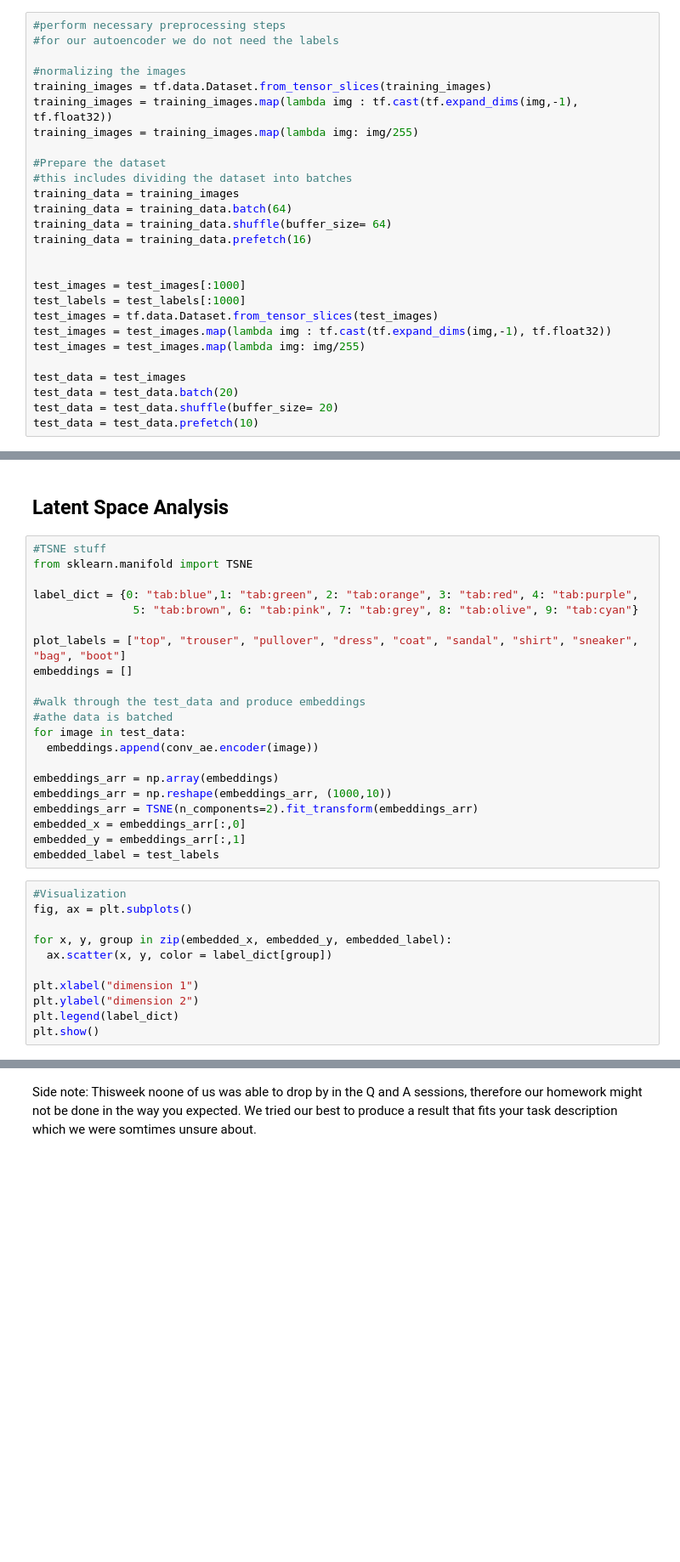
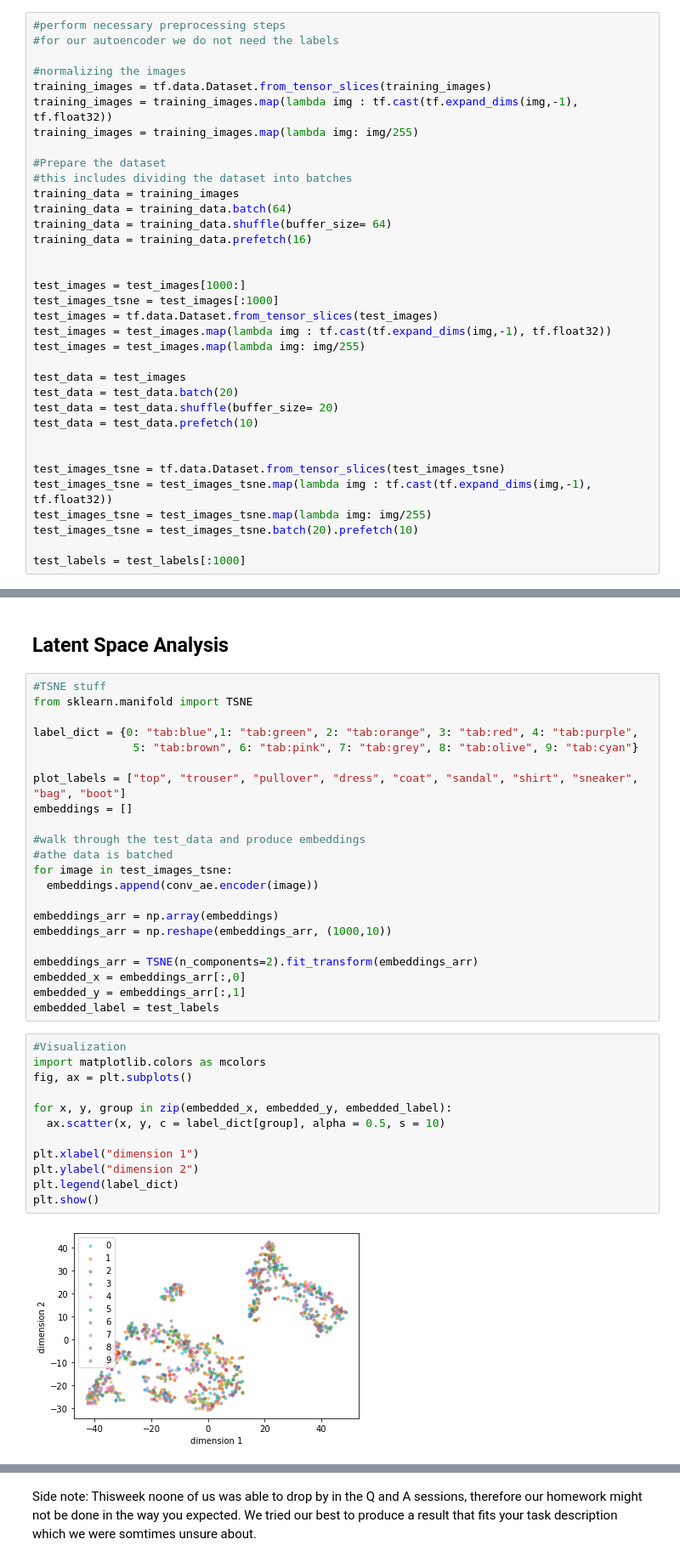
Before and after one commit to ktargan/HomeworkANNwTF_group15, a Jupyter notebook: hw7_aes.ipynb, the cells around one changed output, grey strips where cells are left out. Shown at 85% size. Drawn from its saved outputs; the diff is of its cells as text; blank space fills up the shorter version.

```diff
--- a/hw7_aes.ipynb
+++ b/hw7_aes.ipynb
@@ -55,8 +46,8 @@ training_data = training_data.shuffle(buffer_size= 64)
 training_data = training_data.prefetch(16)
 
 
-test_images = test_images[:1000]
-test_labels = test_labels[:1000]
+test_images = test_images[1000:]
+test_images_tsne = test_images[:1000]
 test_images = tf.data.Dataset.from_tensor_slices(test_images)
 test_images = test_images.map(lambda img : tf.cast(tf.expand_dims(img,-1), tf.float32))
 test_images = test_images.map(lambda img: img/255)
@@ -65,6 +56,14 @@ test_data = test_images
 test_data = test_data.batch(20)
 test_data = test_data.shuffle(buffer_size= 20)
 test_data = test_data.prefetch(10)
+
+
+test_images_tsne = tf.data.Dataset.from_tensor_slices(test_images_tsne)
+test_images_tsne = test_images_tsne.map(lambda img : tf.cast(tf.expand_dims(img,-1), tf.float32))
+test_images_tsne = test_images_tsne.map(lambda img: img/255)
+test_images_tsne = test_images_tsne.batch(20).prefetch(10)
+
+test_labels = test_labels[:1000]
 # %% [markdown]
 ## 1. Convolutional Autoencoder
 # %% [markdown]
@@ -259,23 +272,27 @@ embeddings = []
 
 #walk through the test_data and produce embeddings
 #athe data is batched
-for image in test_data:
+for image in test_images_tsne:
   embeddings.append(conv_ae.encoder(image))
 
 embeddings_arr = np.array(embeddings)
 embeddings_arr = np.reshape(embeddings_arr, (1000,10))
+
 embeddings_arr = TSNE(n_components=2).fit_transform(embeddings_arr)
 embedded_x = embeddings_arr[:,0]
 embedded_y = embeddings_arr[:,1]
 embedded_label = test_labels
 # %%
 #Visualization
+import matplotlib.colors as mcolors
 fig, ax = plt.subplots()
 
 for x, y, group in zip(embedded_x, embedded_y, embedded_label):
-  ax.scatter(x, y, color = label_dict[group])
+  ax.scatter(x, y, c = label_dict[group], alpha = 0.5, s = 10)
 
 plt.xlabel("dimension 1")
 plt.ylabel("dimension 2")
 plt.legend(label_dict)
 plt.show()
+# %% [output]
+[figure, added]
```
Also changed, not shown: parts of 5 cells of this notebook.
